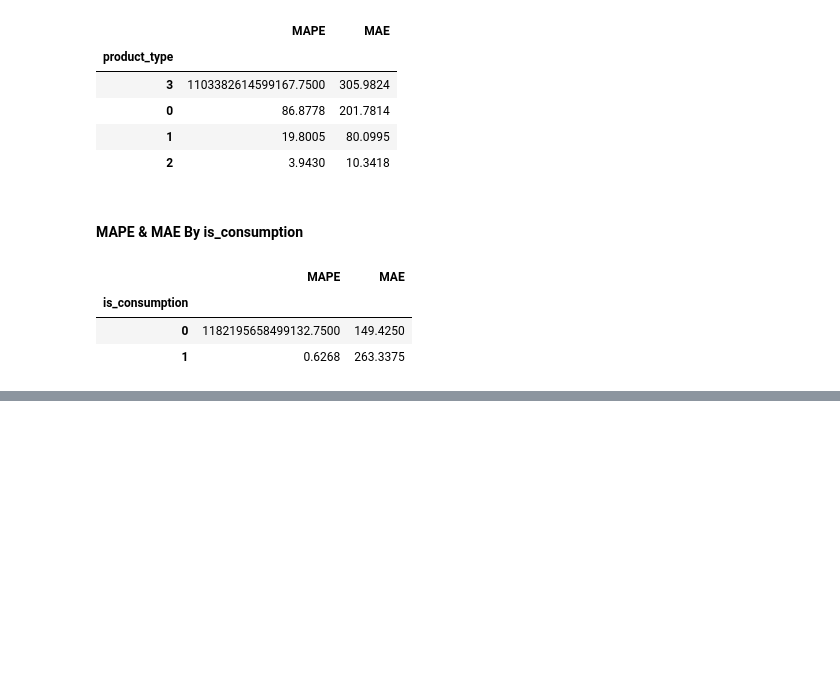
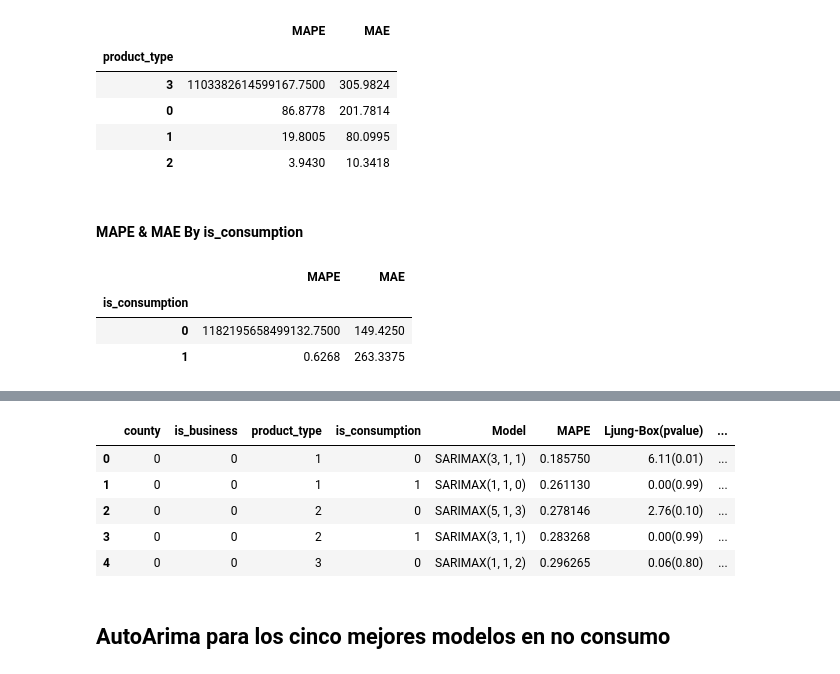
Before and after one commit to CCHidalgoG/enefit-master-work, a Jupyter notebook: scripts_and_notebooks/clasical_models.ipynb, the cells around one changed output, grey strips where cells are left out. Cells and saved outputs as stored; diff of their text form; code cells hidden in the pictures; blank space fills up the shorter version.

```diff
--- a/scripts_and_notebooks/clasical_models.ipynb
+++ b/scripts_and_notebooks/clasical_models.ipynb
@@ -253,0 +270,24 @@ results_.groupby('is_consumption').agg({'MAPE': 'mean', 'MAE': 'mean'}).sort_val
+# %%
+is_con_res = pd.DataFrame(columns=['county', 'is_business', 'product_type', 'is_consumption', 'Model' , 'MAPE', 'MAE'])
+model_con = {}
+for row in range(is_com_models.shape[0]):
+    df_exp = data_model.copy().loc[data_model[cols_to_group].eq(is_com_models.iloc[row]).all(axis=1)]
+    df_exp['target'].interpolate(method='linear', inplace=True)
+    train_size = int(0.75 * df_exp.shape[0])
+    train_data_ext, test_data_ext = df_exp[:train_size], df_exp[train_size:]
+    ts_exp=darts.TimeSeries.from_dataframe(df=train_data_ext, value_cols='target' , time_col='datetime')
+    model = AutoARIMA()
+    model.fit(ts_exp)
+    forecast = model.predict(len(test_data_ext))
+    mape_value = mape(forecast.pd_dataframe()['target'].values, test_data_ext['target'].values)
+    mae_value = mae(forecast.pd_dataframe()['target'].values, test_data_ext['target'].values)
+    pd_tm = pd.DataFrame({'county': unique_combinations.iloc[row]['county'],
+                          'is_business': unique_combinations.iloc[row]['is_business'],
+                          'product_type': unique_combinations.iloc[row]['product_type'],
+                          'is_consumption': unique_combinations.iloc[row]['is_consumption'],
+                          'Model': str(model.model.summary().tables[0][1][1]),
+                          'MAPE': mape_value, 'MAE': mae_value}, index=[row])
+    is_con_res = pd.concat([is_con_res, pd_tm], ignore_index=False)
+    model_con[row] = model
+# %%
+is_con_res.drop('MAE', axis=1, inplace=True)
@@ -253,0 +323,17 @@ results_.groupby('is_consumption').agg({'MAPE': 'mean', 'MAE': 'mean'}).sort_val
+# %%
+ljung_box = [f'{(model_con[i].model.summary().tables[2][0][1])}({str(model_con[i].model.summary().tables[2][1][1])})' for i in range(5)]
+Jaque_bera = [f'{(model_con[i].model.summary().tables[2][0][3])}({str(model_con[i].model.summary().tables[2][1][3])})' for i in range(5)]
+# %%
+is_con_res['Ljung-Box(pvalue)'] = ljung_box
+is_con_res['Jarque-Bera(pvalue)'] = Jaque_bera
+# %%
+is_con_res
+# %% [output]
+|  | county | is_business | product_type | is_consumption | Model | MAPE | Ljung-Box(pvalue) | ... |
+| 0 | 0 | 0 | 1 | 0 | SARIMAX(3, 1, 1) | 0.185750 | 6.11(0.01) | ... |
+| 1 | 0 | 0 | 1 | 1 | SARIMAX(1, 1, 0) | 0.261130 | 0.00(0.99) | ... |
+| 2 | 0 | 0 | 2 | 0 | SARIMAX(5, 1, 3) | 0.278146 | 2.76(0.10) | ... |
+| 3 | 0 | 0 | 2 | 1 | SARIMAX(3, 1, 1) | 0.283268 | 0.00(0.99) | ... |
+| 4 | 0 | 0 | 3 | 0 | SARIMAX(1, 1, 2) | 0.296265 | 0.06(0.80) | ... |
+# %% [markdown]
+## AutoArima para los cinco mejores modelos en no consumo
```
Also changed, not shown: parts of 10 cells of this notebook.
